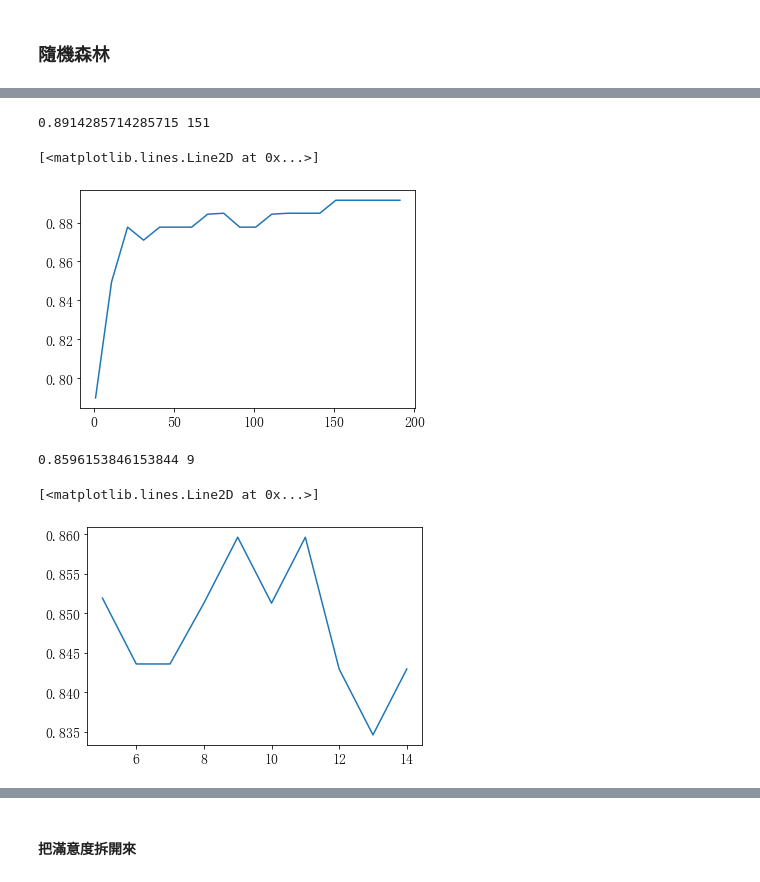
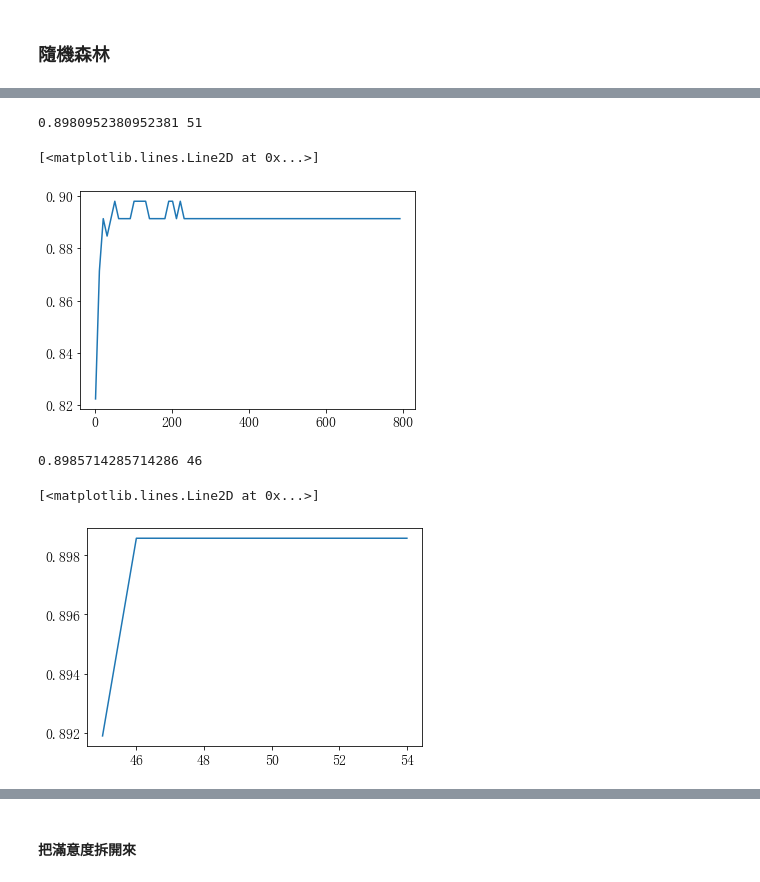
Before and after one commit to jerrylin0505/Multicovariance, a Jupyter notebook: 消費者行為/final.ipynb, the cells around one changed output, grey strips where cells are left out. Drawn from its saved outputs; the diff is of its cells as text; code cells hidden in the pictures.

```diff
--- a/消費者行為/final.ipynb
+++ b/消費者行為/final.ipynb
@@ -207,7 +225,3 @@ clas
 | 150 | 高 | 80-100%（總是） | 1000以下 | 5 | 5 | ... |
 | 156 | 高 | 80-100%（總是） | 1000以下 | 5 | 5 | ... |
 173 rows × 7 columns
-# %%
-for i in range(6):
-    sns.barplot(clas.columns[i], '在「能使用」電子支付的場合，使用電子支付之頻率_高頻', data=clas, color="teal")
-    plt.show()
@@ -221,10 +227,0 @@ for i in range(6):
-# %%
-for i in range(3,6):
-    plt.figure(figsize=(15,8))
-    ax = sns.kdeplot(clas.iloc[:,i][clas["在「能使用」電子支付的場合，使用電子支付之頻率_高頻"] == 1], color="darkturquoise", shade=True)
-    sns.kdeplot(clas.iloc[:,i][clas["在「能使用」電子支付的場合，使用電子支付之頻率_高頻"] == 0], shade=True)
-    plt.legend(['高頻', '低頻'])
-    # plt.title('Density Plot of Age for Surviving Population and Deceased Population')
-    ax.set(xlabel=clas.columns[i])
-    plt.xlim(-1,6)
-    plt.show()
@@ -273,6 +266,7 @@ from sklearn.model_selection import train_test_split
 from sklearn.model_selection import cross_val_score
 from sklearn.model_selection import GridSearchCV
 # %%
-X = new_clas.iloc[:,:6].values
-Y = new_clas.iloc[:,-1].values
+X = new_clas.iloc[:,:6]
+Y = new_clas.iloc[:,-1]
 x_train, x_test, y_train, y_test = train_test_split(X, Y, test_size=0.15)
+X
@@ -279,31 +287,31 @@ x_train, x_test, y_train, y_test = train_test_split(X, Y, test_size=0.15)
 # %%
 scorel =[]
-for i in range(0,200,10):
+for i in range(0,800,10):
     rfc = RandomForestClassifier(n_estimators=i+1,
                                     n_jobs=-1,
                                     random_state=22
                                 )
     score = cross_val_score(rfc, x_train, y_train, cv=10).mean()
     scorel.append(score)
 print(max(scorel),(scorel.index(max(scorel))*10)+1)
-plt.plot(range(1,201,10), scorel)
+plt.plot(range(1,801,10), scorel)
 # %% [output]
-0.8914285714285715 151
+0.8980952380952381 51
 [<matplotlib.lines.Line2D at 0x...>]
-[figure, old version]
+[figure, new version]
 # %%
 scorel =[]
-for i in range(5,15):
+for i in range(45,55):
     rfc = RandomForestClassifier(n_estimators=i+1,
                                     n_jobs=-1,
                                     random_state=22
                                 )
     score = cross_val_score(rfc, x_train, y_train, cv=10).mean()
     scorel.append(score)
-print(max(scorel),([*range(5,15)][scorel.index(max(scorel))]))
-plt.plot(range(5,15), scorel)
+print(max(scorel),([*range(45,55)][scorel.index(max(scorel))]))
+plt.plot(range(45,55), scorel)
 # %% [output]
-0.8596153846153844 9
+0.8985714285714286 46
 [<matplotlib.lines.Line2D at 0x...>]
-[figure, old version]
+[figure, new version]
 # %%
```
Also changed, not shown: parts of 29 cells of this notebook, 2 other files.
